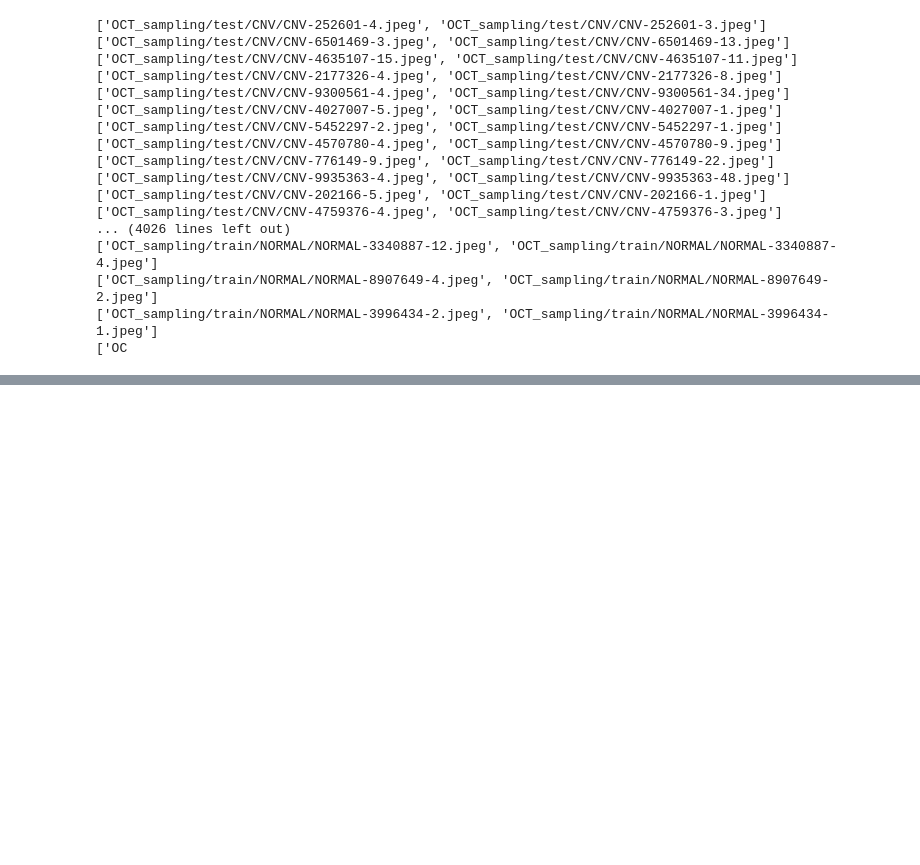
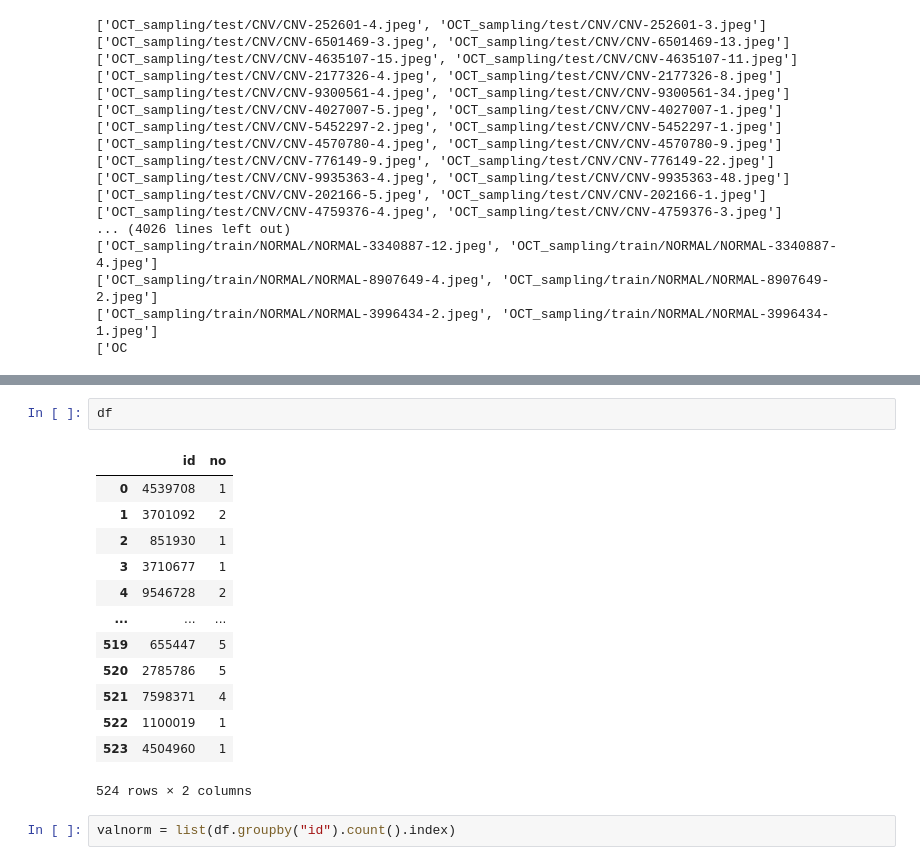
Before and after one commit to lee-edgar/ml-repo-2, a Jupyter notebook: id_based_sampling_small.ipynb, the cells around one changed output, grey strips where cells are left out. Drawn from its saved outputs; the diff is of its cells as text; blank space fills up the shorter version.

```diff
--- a/id_based_sampling_small.ipynb
+++ b/id_based_sampling_small.ipynb
@@ -160,0 +160,18 @@ number of unique id :  270
+# %%
+df
+# %% [output]
+|  | id | no |
+| 0 | 4539708 | 1 |
+| 1 | 3701092 | 2 |
+| 2 | 851930 | 1 |
+| 3 | 3710677 | 1 |
+| 4 | 9546728 | 2 |
+| ... | ... | ... |
+| 519 | 655447 | 5 |
+| 520 | 2785786 | 5 |
+| 521 | 7598371 | 4 |
+| 522 | 1100019 | 1 |
+| 523 | 4504960 | 1 |
+524 rows × 2 columns
+# %%
+valnorm = list(df.groupby("id").count().index)
```
Also changed, not shown: parts of 10 cells of this notebook.
